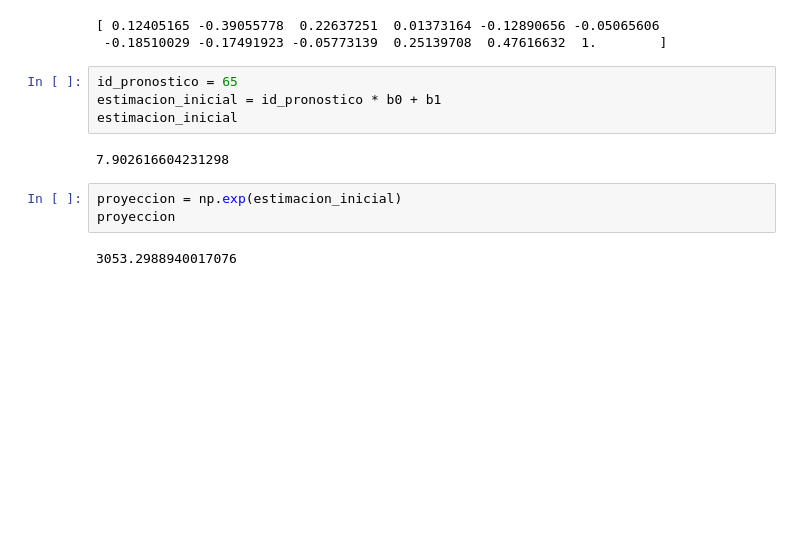
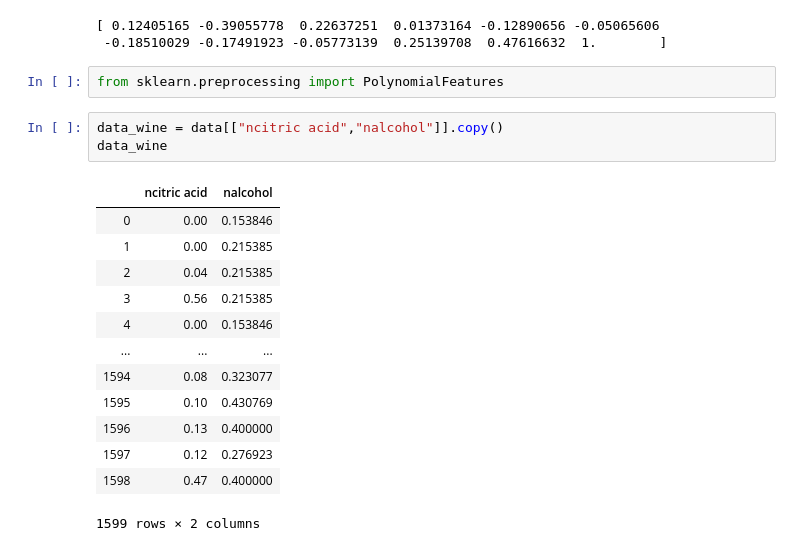
Before and after one commit to HectorMendia/StatisticalLearning1, a Jupyter notebook: Tarea2_regresion_polinomial.ipynb, the cells around one changed output. Drawn from its saved outputs; the diff is of its cells as text; blank space fills up the shorter version.

```diff
--- a/Tarea2_regresion_polinomial.ipynb
+++ b/Tarea2_regresion_polinomial.ipynb
@@ -417,14 +415,22 @@ print(ncoef)
 # %% [output]
 [ 0.12405165 -0.39055778  0.22637251  0.01373164 -0.12890656 -0.05065606
  -0.18510029 -0.17491923 -0.05773139  0.25139708  0.47616632  1.        ]
-# %%
-id_pronostico = 65
-estimacion_inicial = id_pronostico * b0 + b1
-estimacion_inicial
-# %% [output]
-7.902616604231298
-# %%
-proyeccion = np.exp(estimacion_inicial)
-proyeccion
-# %% [output]
-3053.2988940017076
+# %%
+from sklearn.preprocessing import PolynomialFeatures
+# %%
+data_wine = data[["ncitric acid","nalcohol"]].copy()
+data_wine
+# %% [output]
+|  | ncitric acid | nalcohol |
+| 0 | 0.00 | 0.153846 |
+| 1 | 0.00 | 0.215385 |
+| 2 | 0.04 | 0.215385 |
+| 3 | 0.56 | 0.215385 |
+| 4 | 0.00 | 0.153846 |
+| ... | ... | ... |
+| 1594 | 0.08 | 0.323077 |
+| 1595 | 0.10 | 0.430769 |
+| 1596 | 0.13 | 0.400000 |
+| 1597 | 0.12 | 0.276923 |
+| 1598 | 0.47 | 0.400000 |
+1599 rows × 2 columns
```
Also changed, not shown: parts of 8 cells of this notebook, 25 other files.
